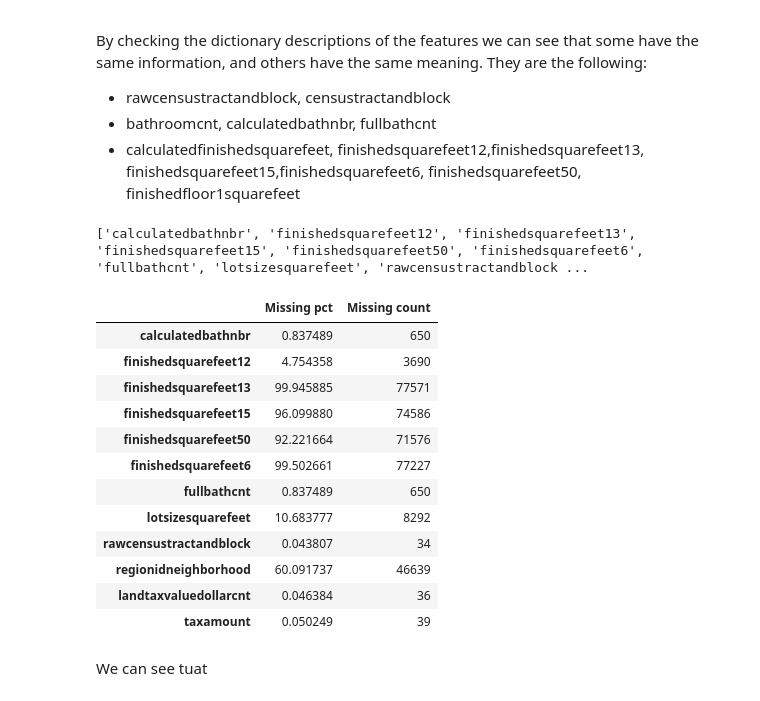
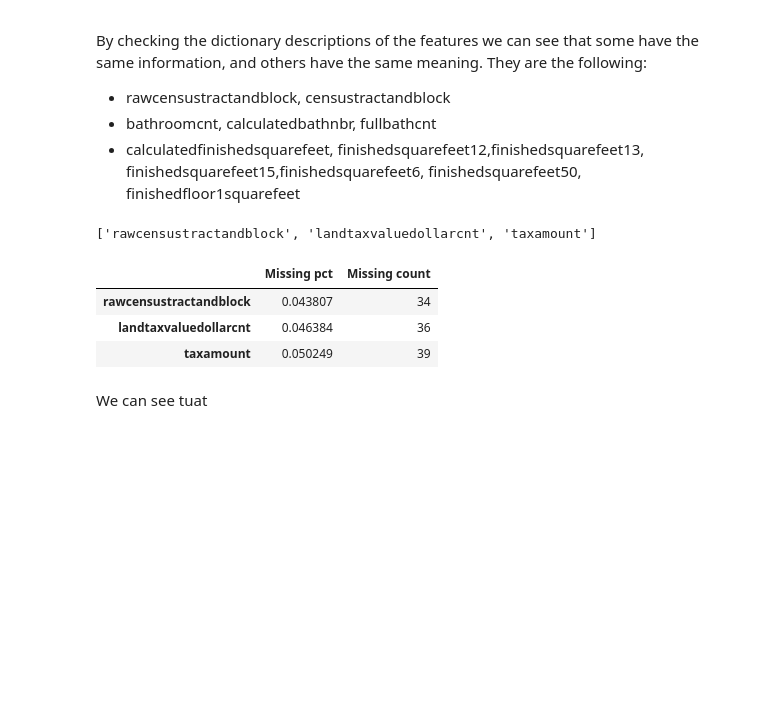
Before and after one commit to RuieX/Data-and-Web-Mining-project, a Jupyter notebook: project/src/notebooks/feature_engineering.ipynb, the cells around one changed output. Saved outputs shown, nothing was run; the diff lists cells and outputs as text; code cells hidden in the pictures; blank space fills up the shorter version.

```diff
--- a/project/src/notebooks/feature_engineering.ipynb
+++ b/project/src/notebooks/feature_engineering.ipynb
@@ -532,3 +533,7 @@ The following features, while not having a high missing percentage of data, are
 - **propertyzoningdesc**: Information is already available in `propertylandusetypeid`.
 # %% [markdown]
 Let's drop the aforementioned features
+# %%
+to_drop = ["architecturalstyletypeid","buildingclasstypeid","finishedfloor1squarefeet","finishedsquarefeet6","finishedsquarefeet13","finishedsquarefeet15","finishedsquarefeet50","storytypeid","typeconstructiontypeid","basementsqft","fireplaceflag","pooltypeid10","hashottuborspa","taxdelinquencyflag","pooltypeid7","calculatedbathnbr","fullbathcnt","finishedsquarefeet12","propertyzoningdesc"]
+X_1 = X.drop(to_drop, axis=1)
+X_1
@@ -551,24 +570,15 @@ They are the following:
 - bathroomcnt, calculatedbathnbr, fullbathcnt
 - calculatedfinishedsquarefeet, finishedsquarefeet12,finishedsquarefeet13, finishedsquarefeet15,finishedsquarefeet6, finishedsquarefeet50, finishedfloor1squarefeet
 # %%
-cor_matrix = X.corr().abs()
+cor_matrix = X_1.corr().abs()
 upper_tri = cor_matrix.where(np.triu(np.ones_like(cor_matrix, dtype=bool), k=1))
 to_drop = [column for column in upper_tri.columns if any(upper_tri[column] > 0.90)]
 print(to_drop)
 missing_data.filter(items=to_drop, axis=0)
 # %% [output]
-['calculatedbathnbr', 'finishedsquarefeet12', 'finishedsquarefeet13', 'finishedsquarefeet15', 'finishedsquarefeet50', 'finishedsquarefeet6', 'fullbathcnt', 'lotsizesquarefeet', 'rawcensustractandblock ...
+['rawcensustractandblock', 'landtaxvaluedollarcnt', 'taxamount']
 |  | Missing pct | Missing count |
-| calculatedbathnbr | 0.837489 | 650 |
-| finishedsquarefeet12 | 4.754358 | 3690 |
-| finishedsquarefeet13 | 99.945885 | 77571 |
-| finishedsquarefeet15 | 96.099880 | 74586 |
-| finishedsquarefeet50 | 92.221664 | 71576 |
-| finishedsquarefeet6 | 99.502661 | 77227 |
-| fullbathcnt | 0.837489 | 650 |
-| lotsizesquarefeet | 10.683777 | 8292 |
 | rawcensustractandblock | 0.043807 | 34 |
-| regionidneighborhood | 60.091737 | 46639 |
 | landtaxvaluedollarcnt | 0.046384 | 36 |
 | taxamount | 0.050249 | 39 |
 # %% [markdown]
```
Also changed, not shown: parts of 4 cells of this notebook.
